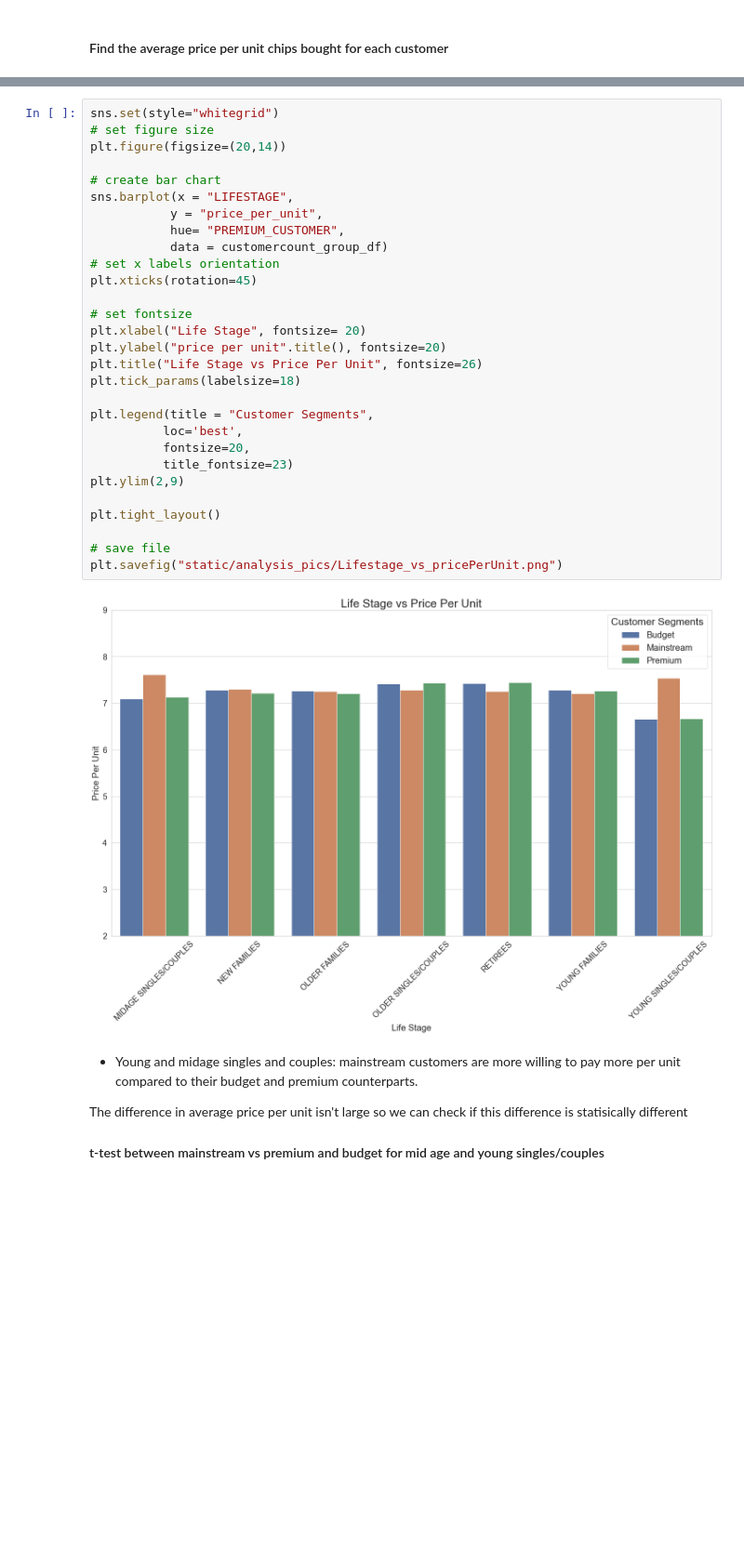
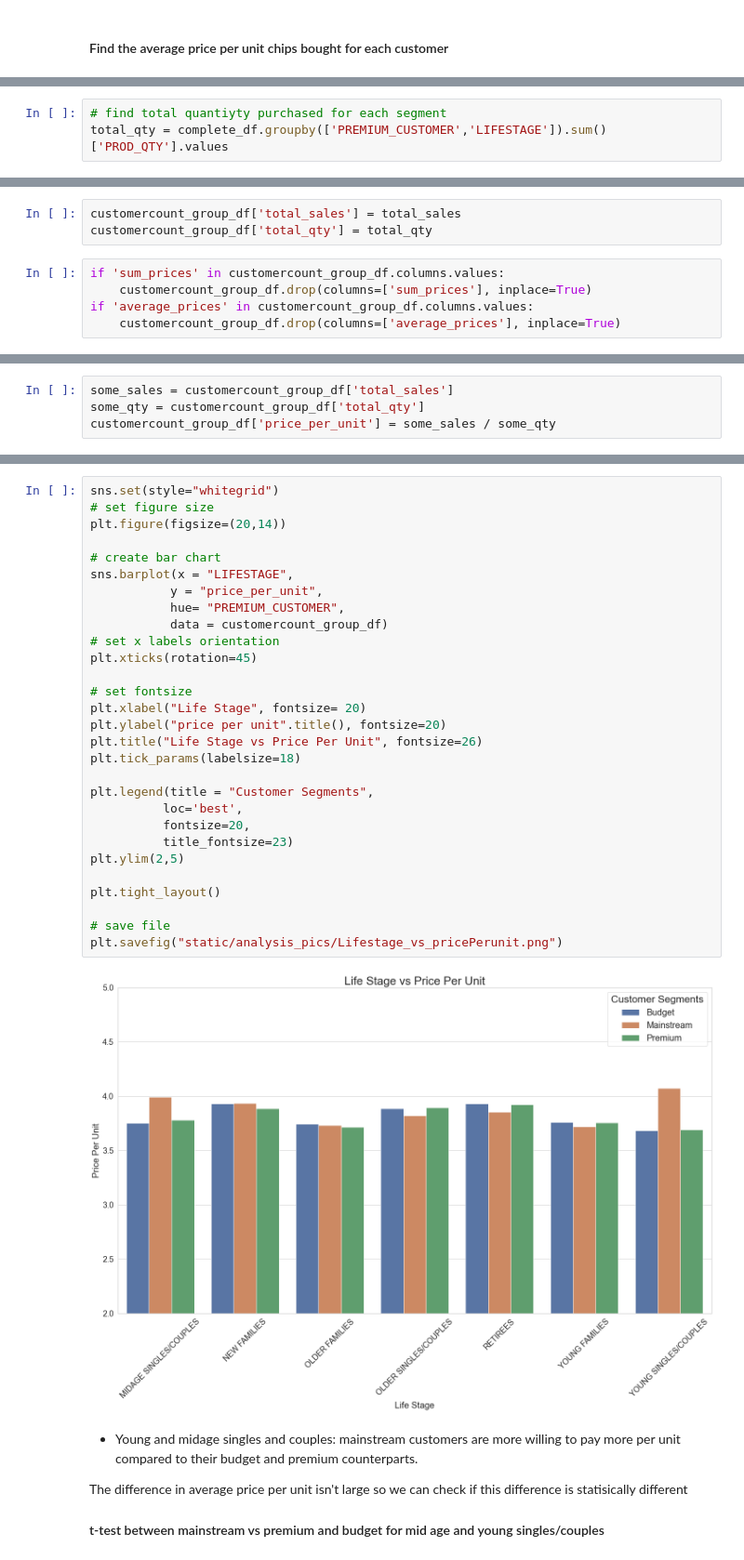
Before and after one commit to daniel8691/Quantium-virtual-internship, a Jupyter notebook: module_one_data_preparation.ipynb, the cells around one changed output, grey strips where cells are left out. Shown at 93% size. Cells and saved outputs as stored; diff of their text form; blank space fills up the shorter version.

Commit message:
fixed calculation errors in code, fixed flask app route for heroku deployment, module one analysis write up continues...

```diff
--- a/module_one_data_preparation.ipynb
+++ b/module_one_data_preparation.ipynb
@@ -914,0 +911,3 @@ customercount_group_df['price_per_unit'] = average_price_per_unit.values
+# %%
+# find total quantiyty purchased for each segment
+total_qty = complete_df.groupby(['PREMIUM_CUSTOMER','LIFESTAGE']).sum()['PROD_QTY'].values
@@ -914,0 +920,8 @@ customercount_group_df['price_per_unit'] = average_price_per_unit.values
+# %%
+customercount_group_df['total_sales'] = total_sales
+customercount_group_df['total_qty'] = total_qty
+# %%
+if 'sum_prices' in customercount_group_df.columns.values:
+    customercount_group_df.drop(columns=['sum_prices'], inplace=True)
+if 'average_prices' in customercount_group_df.columns.values:
+    customercount_group_df.drop(columns=['average_prices'], inplace=True)
@@ -915,3 +938,7 @@ customercount_group_df['price_per_unit'] = average_price_per_unit.values
+# %%
+some_sales = customercount_group_df['total_sales']
+some_qty = customercount_group_df['total_qty']
+customercount_group_df['price_per_unit'] = some_sales / some_qty
 # %%
 customercount_group_df.head()
 # %% [output]
@@ -924,34 +951,34 @@ customercount_group_df.head()
 # %%
 sns.set(style="whitegrid")
 # set figure size
 plt.figure(figsize=(20,14))
 
 # create bar chart
 sns.barplot(x = "LIFESTAGE",
            y = "price_per_unit",
            hue= "PREMIUM_CUSTOMER",
            data = customercount_group_df)
 # set x labels orientation
 plt.xticks(rotation=45)
 
 # set fontsize
 plt.xlabel("Life Stage", fontsize= 20)
 plt.ylabel("price per unit".title(), fontsize=20)
 plt.title("Life Stage vs Price Per Unit", fontsize=26)
 plt.tick_params(labelsize=18)
 
 plt.legend(title = "Customer Segments",
           loc='best',
           fontsize=20,
           title_fontsize=23)
-plt.ylim(2,9)
+plt.ylim(2,5)
 
 plt.tight_layout()
 
 # save file
-plt.savefig("static/analysis_pics/Lifestage_vs_pricePerUnit.png")
+plt.savefig("static/analysis_pics/Lifestage_vs_pricePerunit.png")
 # %% [output]
-[figure, old version]
+[figure, new version]
 # %% [markdown]
 * Young and midage singles and couples: mainstream customers are more willing to pay more per unit compared to their budget and premium counterparts.
 
```
Also changed, not shown: parts of 18 cells of this notebook, 4 other files.
